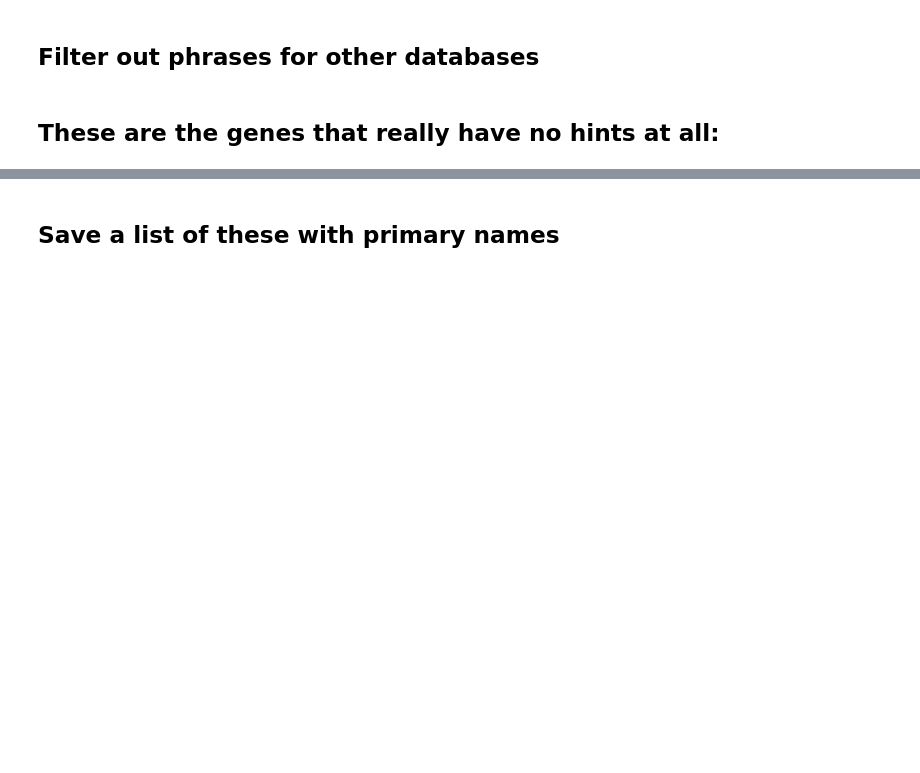
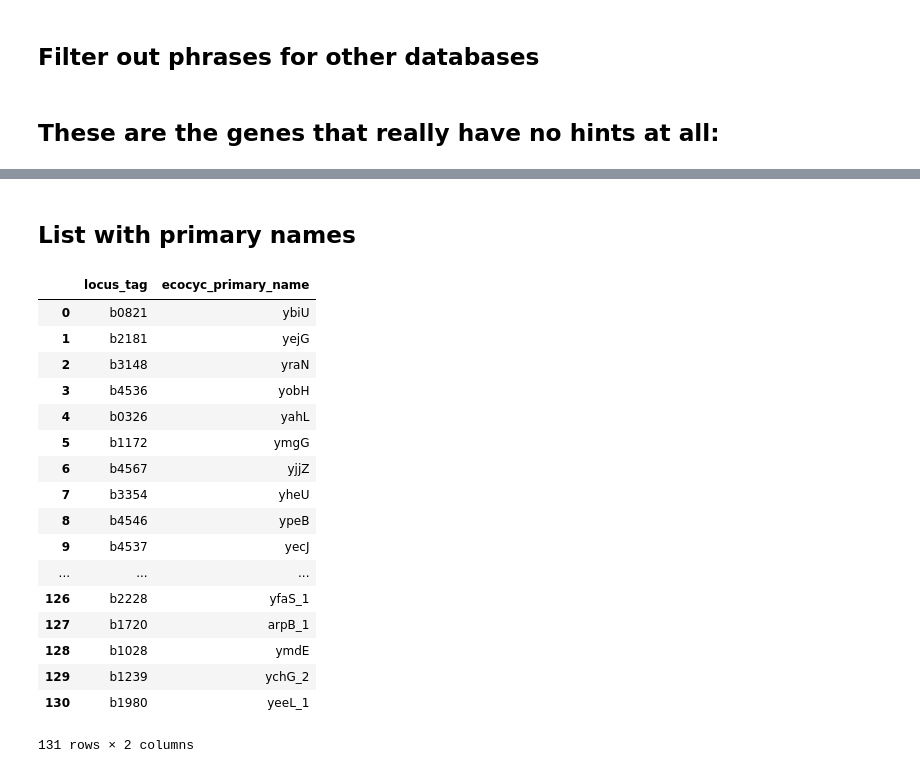
Before and after one commit to zakandrewking/y-ome, a Jupyter notebook: notebooks/17..11.02 Genes with no information.ipynb, the cells around one changed output, grey strips where cells are left out. Drawn from its saved outputs; the diff is of its cells as text; code cells hidden in the pictures; blank space fills up the shorter version.

```diff
--- a/notebooks/17..11.02 Genes with no information.ipynb
+++ b/notebooks/17..11.02 Genes with no information.ipynb
@@ -20,8 +20,9 @@ KnowledgebaseFeature2 = aliased(KnowledgebaseFeature)
 
 # Genes with no info in EcoCyc
 no_info = (
-    session.query(Gene.locus_id.label('gene_locus_id'),
+    session.query(Gene.locus_id.label('locus_tag'),
                   KnowledgebaseGene.id.label('knowledgebase_gene_id'),
+                  KnowledgebaseGene.primary_name.label('ecocyc_primary_name'),
                   Knowledgebase,
                   KnowledgebaseFeature.feature)
     .join(KnowledgebaseGene)
@@ -72,7 +73,7 @@ no_info_and_not_high_examples = (
                   Knowledgebase2.name,
                   KnowledgebaseFeature2.feature_type,
                   KnowledgebaseFeature2.feature)
-    .filter(Gene.locus_id == no_info_sub.c.gene_locus_id)
+    .filter(Gene.locus_id == no_info_sub.c.locus_tag)
     .filter(KnowledgebaseGene.id == no_info_sub.c.knowledgebase_gene_id)
     .join(KnowledgebaseGene2, KnowledgebaseGene2.gene_id == Gene.id)
     .join(Knowledgebase2, Knowledgebase2.id == KnowledgebaseGene2.knowledgebase_id)
@@ -153,0 +172,2 @@ no_info_not_in_filtered.count()
+# %%
+no_info_not_in_filtered_df = to_df(no_info_not_in_filtered)
@@ -154,2 +178,2 @@ no_info_not_in_filtered.count()
 # %% [markdown]
-## Save a list of these with primary names
+## List with primary names
@@ -173,0 +180,21 @@ no_info_not_in_filtered_names[no_info_not_in_filtered_names.locus_tag == 'b1811'
+# %%
+no_info_not_in_filtered_df.loc[:, ['locus_tag', 'ecocyc_primary_name']]
+# %% [output]
+|  | locus_tag | ecocyc_primary_name |
+| 0 | b0821 | ybiU |
+| 1 | b2181 | yejG |
+| 2 | b3148 | yraN |
+| 3 | b4536 | yobH |
+| 4 | b0326 | yahL |
+| 5 | b1172 | ymgG |
+| 6 | b4567 | yjjZ |
+| 7 | b3354 | yheU |
+| 8 | b4546 | ypeB |
+| 9 | b4537 | yecJ |
+| ... | ... | ... |
+| 126 | b2228 | yfaS_1 |
+| 127 | b1720 | arpB_1 |
+| 128 | b1028 | ymdE |
+| 129 | b1239 | ychG_2 |
+| 130 | b1980 | yeeL_1 |
+131 rows × 2 columns
```
Also changed, not shown: parts of 8 cells of this notebook, 2 other files.
